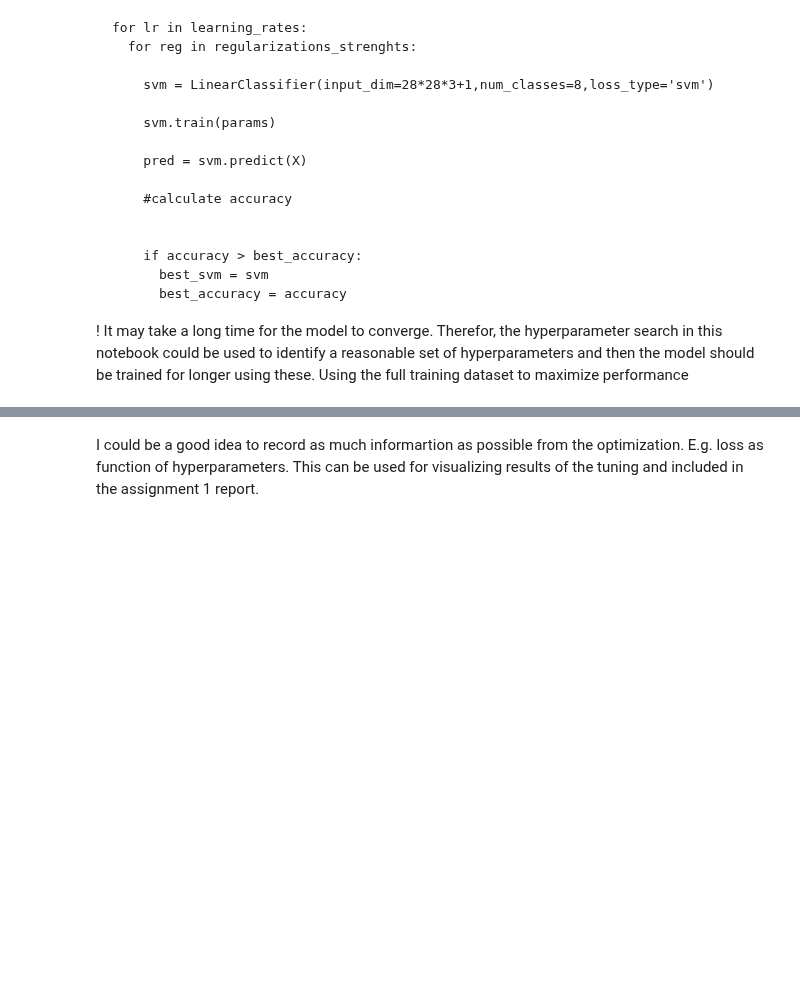
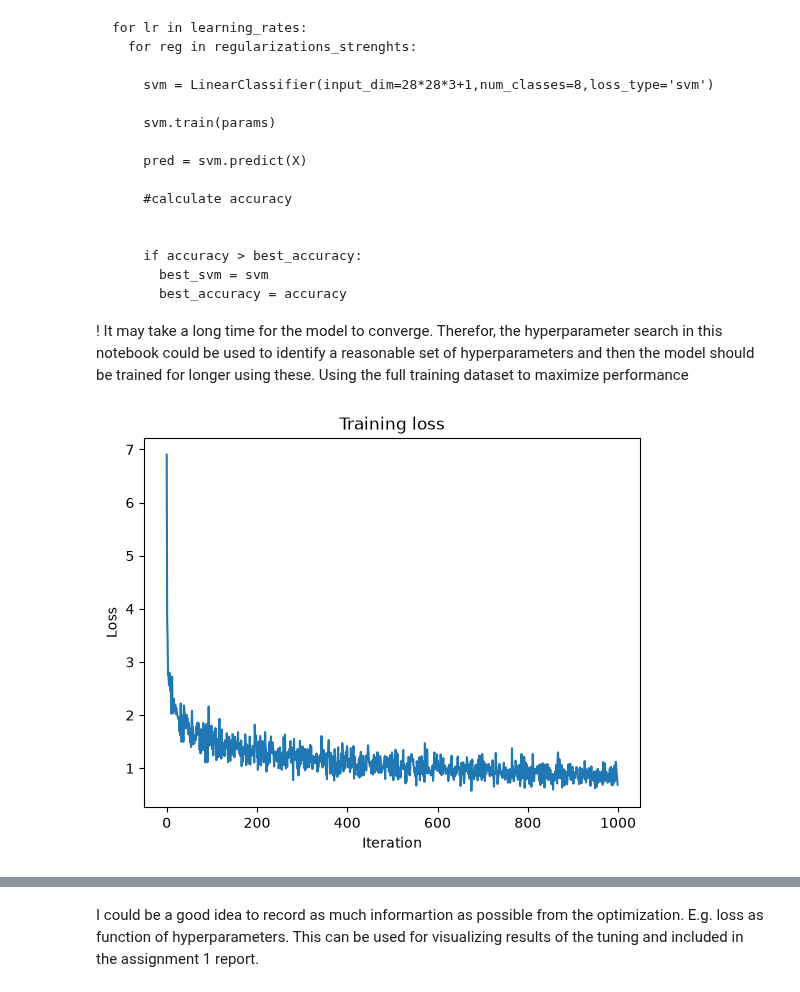
Before and after one commit to Jona615m/Deeplearning, a Jupyter notebook: Assignment_1/Deep_Learning_Assignment1_2_LinClassify_2026 (1).ipynb, the cells around one changed output, grey strips where cells are left out. Saved outputs shown, nothing was run; the diff lists cells and outputs as text; code cells hidden in the pictures; blank space fills up the shorter version.

```diff
--- a/Assignment_1/Deep_Learning_Assignment1_2_LinClassify_2026 (1).ipynb
+++ b/Assignment_1/Deep_Learning_Assignment1_2_LinClassify_2026 (1).ipynb
@@ -212,3 +353,16 @@ The loss with an randomly initialized weight matrix should be ~ -ln(1/k) where k
 # [-0.36533844  0.69120216 -0.47791155  0.10853622  0.05629067 -0.23380291
 #  0.50159745 -0.2805736 ]
 #####################################################
+
+# Beregner Softmax loss og gradient
+loss, grad = softmax_loss(W, X_val, y_val, reg=0)
+
+# Viser loss
+print(f"Softmax loss: {loss:.4f}")
+
+# Tjekker gradienten
+print("Gradient shape:", grad.shape)
+
+# Viser den første række af gradienten
+print("First row of gradient:")
+print(grad[0])
@@ -307,0 +546,72 @@ E.g.
+# %%
+###########################
+#Put optimization code here
+###########################
+
+# Plotter hvordan loss udvikler sig under træningen
+plt.plot(history)
+
+plt.xlabel("Iteration")
+plt.ylabel("Loss")
+plt.title("Training loss")
+plt.show()
+
+# Laver predictions på validation-sættet
+predictions = classifier.predict(X_val)
+
+# Beregner hvor stor en andel modellen klassificerer korrekt
+accuracy = np.mean(predictions == y_val)
+
+print(f"Validation accuracy: {accuracy * 100:.2f}%")
+
+# Gemmer den bedste SVM-model og dens accuracy
+best_svm = None
+best_accuracy = 0
+
+# Værdier vi vil teste
+learning_rates = [1e-4, 1e-5, 1e-6]
+regularization_strengths = [1, 1e-1, 1e-2]
+
+# Træningsindstillinger
+num_iters = 1000
+batch_size = 200
+
+# Tester alle kombinationer af learning rate og regularization
+for lr in learning_rates:
+    for reg in regularization_strengths:
+
+        # Laver en ny SVM-classifier for hver kombination
+        svm = LinearClassifier(
+            input_dim=28*28*3+1,
+            num_classes=8,
+            loss_type="svm"
+        )
+
+        # Træner modellen med de aktuelle værdier
+        history = svm.train(
+            X_train,
+            y_train,
+            learning_rate=lr,
+            reg=reg,
+            num_iters=num_iters,
+            batch_size=batch_size
+        )
+
+        # Laver predictions på validation-sættet
+        predictions = svm.predict(X_val)
+
+        # Beregner validation accuracy
+        accuracy = np.mean(predictions == y_val)
+
+        # Viser resultatet for denne kombination
+        print(
+            f"lr={lr}, reg={reg}, "
+            f"accuracy={accuracy * 100:.2f}%"
+        )
+
+        # Gemmer modellen hvis den er bedre end den bedste hidtil
+        if accuracy > best_accuracy:
+            best_accuracy = accuracy
+            best_svm = svm
+# %% [output]
+[figure, added]
```
Also changed, not shown: parts of 20 cells of this notebook, 1 other file.
